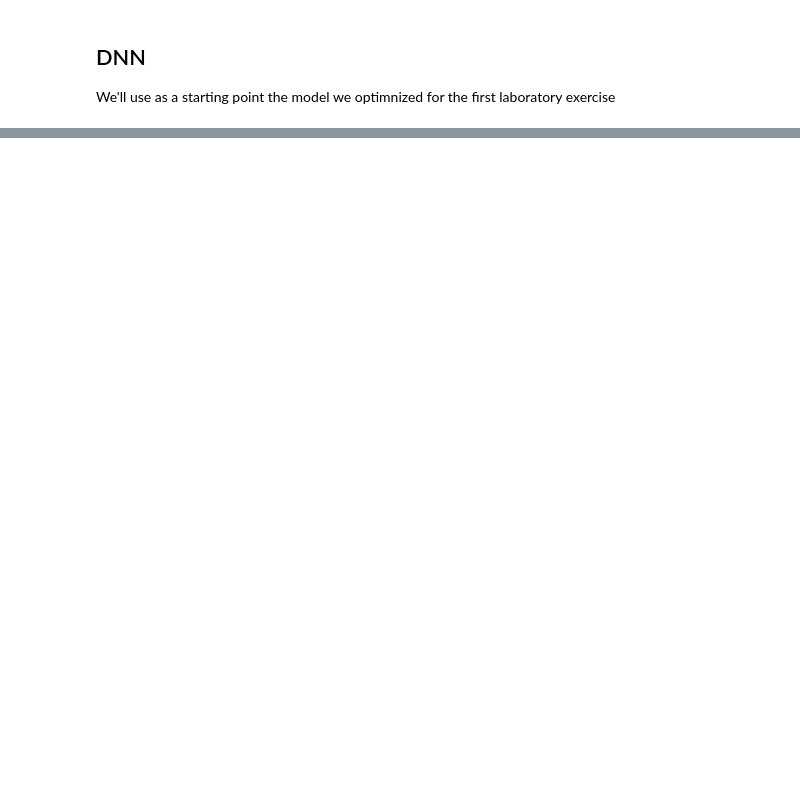
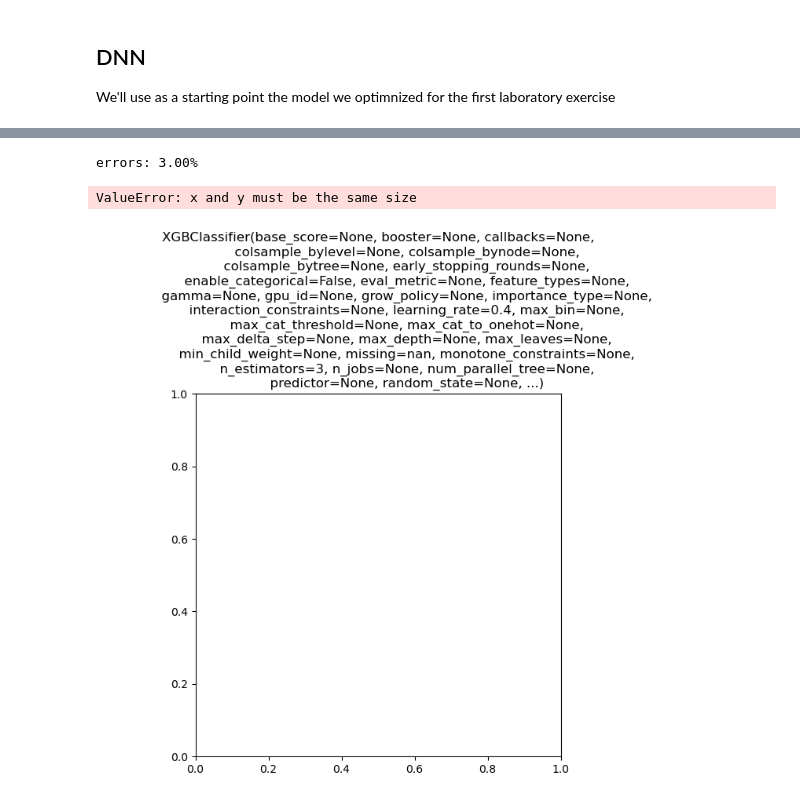
Before and after one commit to davbac/LCP-modB, a Jupyter notebook: ex04/group2309_exercise4.ipynb, the cells around one changed output, grey strips where cells are left out. Drawn from its saved outputs; the diff is of its cells as text; code cells hidden in the pictures; blank space fills up the shorter version.

```diff
--- a/ex04/group2309_exercise4.ipynb
+++ b/ex04/group2309_exercise4.ipynb
@@ -162,0 +173,45 @@ plt.show
+# %%
+def classify(clf=GradientBoostingClassifier(),show=False):
+    clf.fit(X_train,y_train)
+    y_hat = clf.predict(X_valid)
+
+    print("errors: {:.2f}%".format(100*(1-clf.score(X_valid, y_valid))))
+
+    dx = 0.02
+    x_seq=np.arange(0,10+dx,dx)
+    nx = len(x_seq)
+    x_plot=np.zeros((nx*nx,2))
+    q=0
+    for i in range(nx):
+        for j in range(nx):
+            x_plot[q,:] = [x_seq[i],x_seq[j]]
+            q+=1
+    y_plot = clf.predict(x_plot)
+
+    plt.figure(figsize=(6,6))
+    plt.title(str(clf))
+    plt.scatter(x_plot,y_plot,cmap="winter",s=1)
+    plt.scatter(x_train,y_train,s=7)
+    plt.show()
+
+    if show:
+        dump_list = clf.get_booster().get_dump()
+        num_trees = len(dump_list)
+        print("num_trees=",num_trees)
+
+        fig, AX = plt.subplots(3,1,figsize=(30, 30))
+        for i in range(min(3,num_trees)):
+            ax=AX[i]
+            plot_tree(clf, num_trees=i, ax=ax)
+        fig.savefig("DATA/tree-classif.png", dpi=300, pad_inches=0.02)
+        plt.show()
+# %%
+classify(XGBClassifier(seed=1,
+                       objective='binary:logistic',
+                       #objective="reg:squarederror",eval_metric="rmse",
+                       learning_rate=0.4,
+                       reg_lambda=0.001, n_estimators=3),show=True)
+# %% [output]
+errors: 3.00%
+ValueError: x and y must be the same size
+[figure, added]
```
Also changed, not shown: parts of 10 cells of this notebook.
